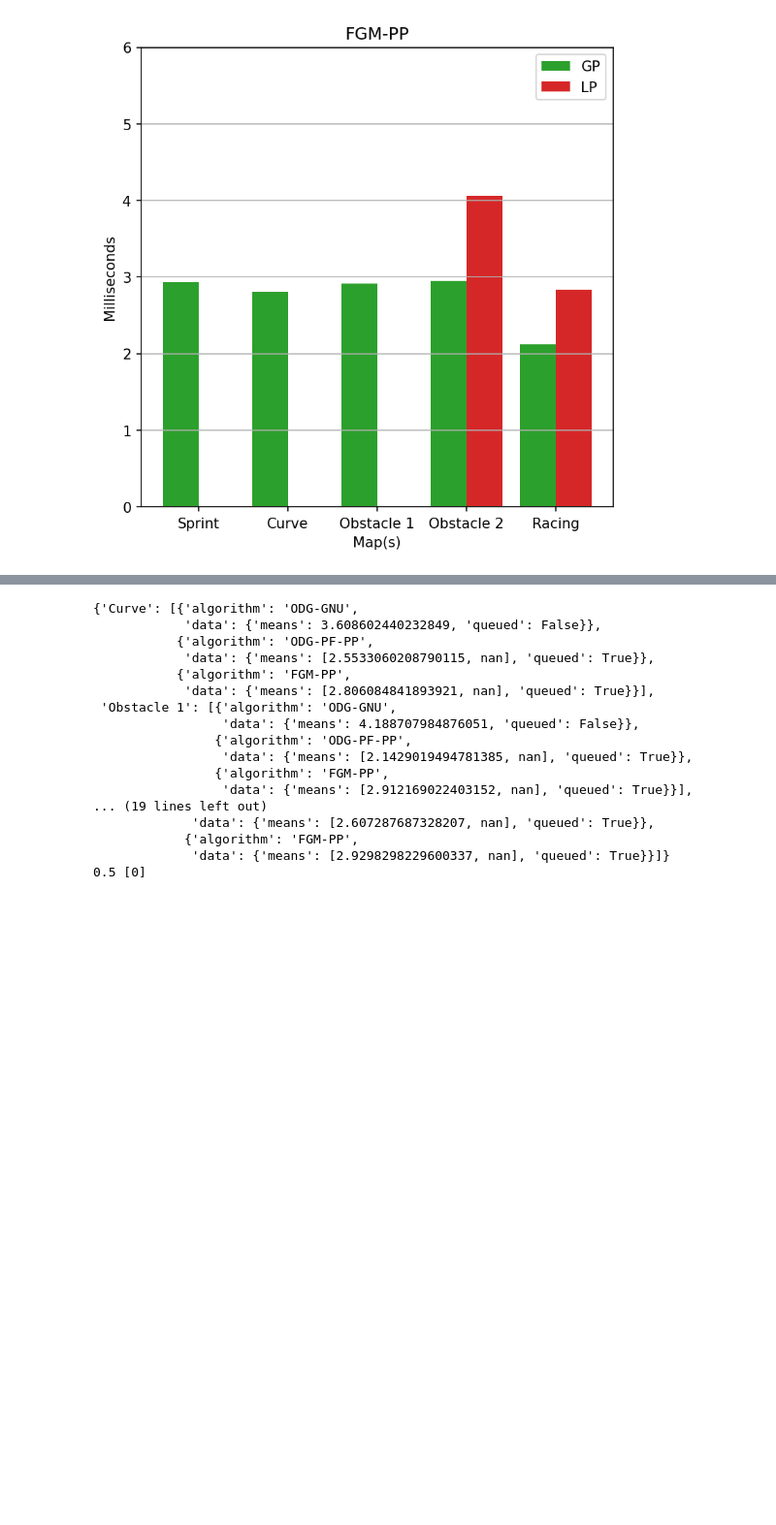
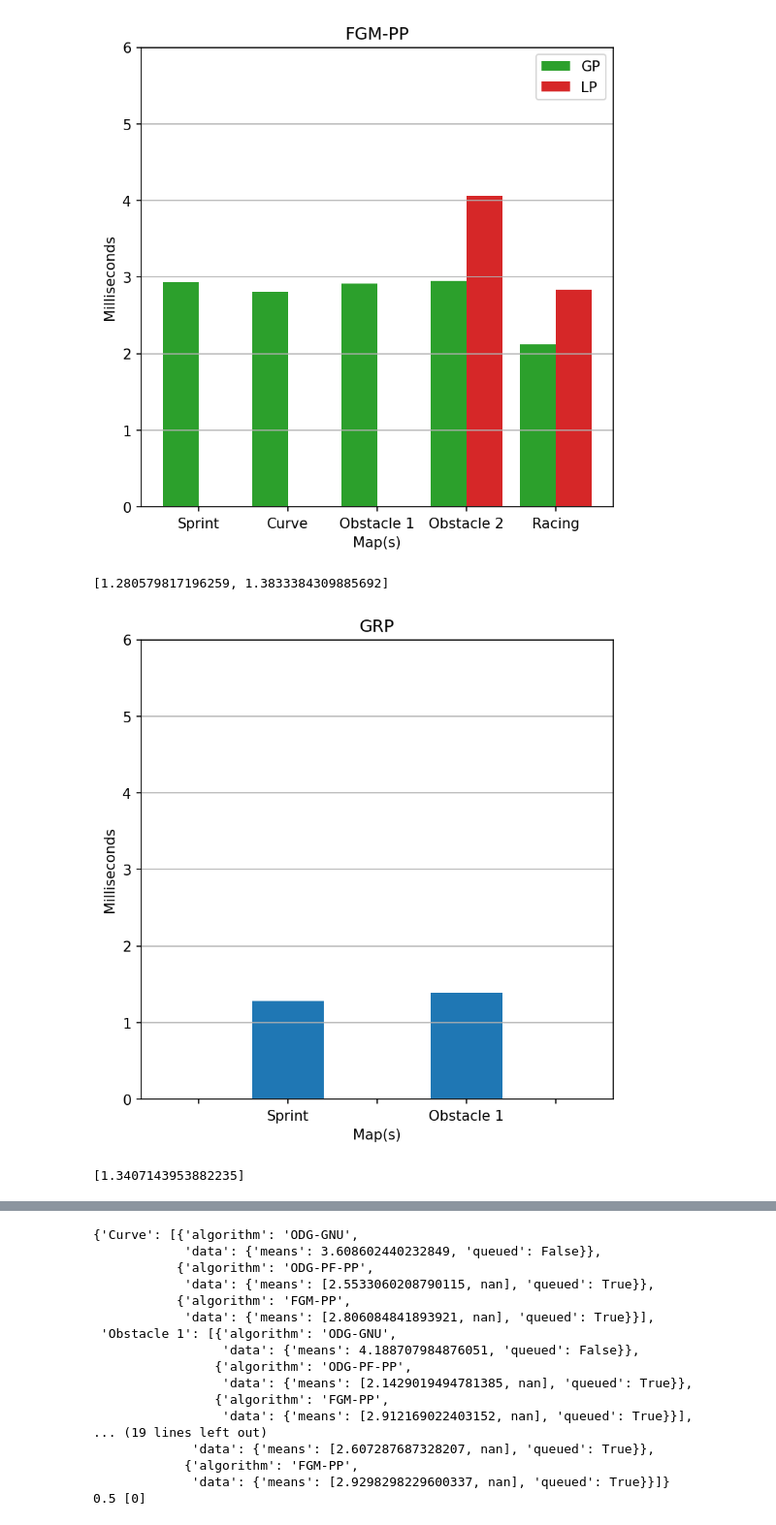
Before and after one commit to nurdy-kim/local_planning_gnu, a Jupyter notebook: grapher_pandas_.ipynb, the cells around one changed output, grey strips where cells are left out. Shown: that part at 97% size. Saved outputs shown, nothing was run; the diff lists cells and outputs as text; code cells hidden in the pictures; blank space fills up the shorter version.

```diff
--- a/grapher_pandas_.ipynb
+++ b/grapher_pandas_.ipynb
@@ -133,7 +133,22 @@ def plot_mean_non_queue(dirlist, title, columns):
             mean_list.append(_res)
 
     print(mean_list)
-    x_range = np.arange(len(columns))
+    if len(mean_list) == 1:
+        x_range = np.arange(5)
+        buf = mean_list[0]
+        buf2 = columns[0]
+        mean_list = [0,0,buf,0,0]
+        columns = ["","",buf2,"",""]
+    elif len(mean_list) == 2:
+        x_range = np.arange(5)
+        buf1 = mean_list[0]
+        buf2 = mean_list[1]
+        buf3 = columns[0]
+        buf4 = columns[1]
+        mean_list = [0,buf1,0,buf2,0]
+        columns = ["",buf3,"",buf4,""]
+    else:
+        x_range = np.arange(len(columns))
     plt.bar(x_range, mean_list)
     plt.xticks(x_range, columns, fontsize=10, rotation=0)
     plt.xlabel("Map(s)")
@@ -179,7 +194,6 @@ def plot_mean_queue(dirlist, title, columns):
     return mean_list
 # %%
 columns = ["Sprint","Curve","Obstacle 1","Obstacle 2","Racing"]
-print(np.nan == np.nan)
 
 odggnu_dir = load_csv("odg_gnu")
 odggnu = plot_mean_non_queue(odggnu_dir, "ODG-GNU", columns)
@@ -189,4 +203,19 @@ odgpp = plot_mean_queue(odgpp_dir, "ODG-PF-PP", columns)
 
 fgmpp_dir = load_csv("fgm_pp")
 fgmpp = plot_mean_queue(fgmpp_dir, "FGM-PP", columns)
+
+columns = ["Sprint", "Obstacle 1"]
+grp_dir = load_csv("grp")
+grp = plot_mean_non_queue(grp_dir, "GRP", columns)
+
+columns = ["Easy"]
+fgmgnu_dir = load_csv("fgm_gnu")
+fgmgnu = plot_mean_non_queue(fgmgnu_dir, "FGM-GNU", columns)
+
+columns = ["Sprint", "Curve", "Obstacle 1", "Obstacle 2", "Easy"]
+odgpf_dir = load_csv("odg_pf")
+odgpf = plot_mean_non_queue(odgpf_dir, "ODG-PF", columns)
+
+for i in [odgpf, odggnu, odgpp, grp, fgmgnu, fgmpp]:
+    print(i)
 # %% [output]
@@ -194,4 +222,7 @@ False
 [4.436074591038043, 3.608602440232849, 4.188707984876051, 3.3952548443681096, 4.477546532125219]
 [figure]
 [figure]
 [figure]
+[1.280579817196259, 1.3833384309885692]
+[figure, added]
+[1.3407143953882235]
```
Also changed, not shown: parts of 4 cells of this notebook, 22 other files.
